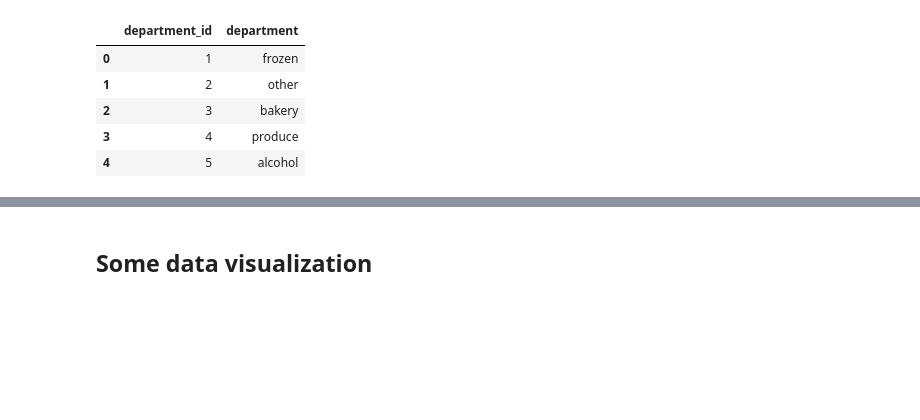
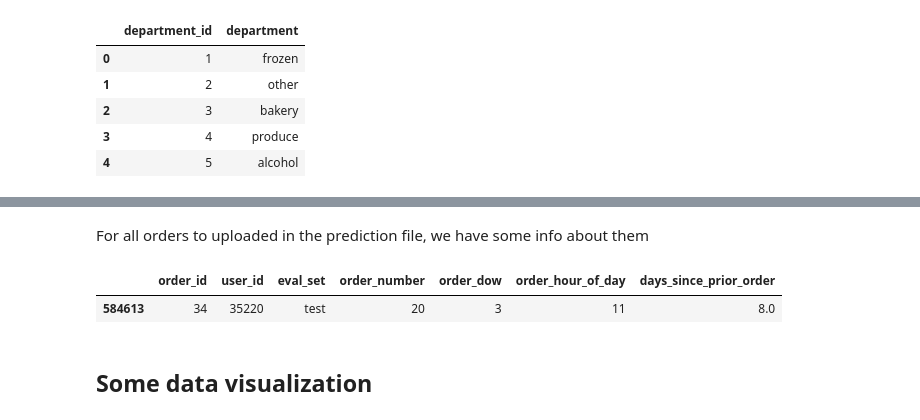
Before and after one commit to ML-KA/team-datascience-projects, a Jupyter notebook: Instacart/siboehm/notebooks/exploration.ipynb, the cells around one changed output, grey strips where cells are left out. Drawn from its saved outputs; the diff is of its cells as text; code cells hidden in the pictures; blank space fills up the shorter version.

```diff
--- a/Instacart/siboehm/notebooks/exploration.ipynb
+++ b/Instacart/siboehm/notebooks/exploration.ipynb
@@ -132,3 +145,10 @@ departments_df.head()
+# %% [markdown]
+For all orders to uploaded in the prediction file, we have some info about them
+# %%
+orders_df[orders_df["order_id"]==34]
+# %% [output]
+|  | order_id | user_id | eval_set | order_number | order_dow | order_hour_of_day | days_since_prior_order |
+| 584613 | 34 | 35220 | test | 20 | 3 | 11 | 8.0 |
 # %% [markdown]
 ## Some data visualization
 # %%
```
Also changed, not shown: parts of 7 cells of this notebook.
